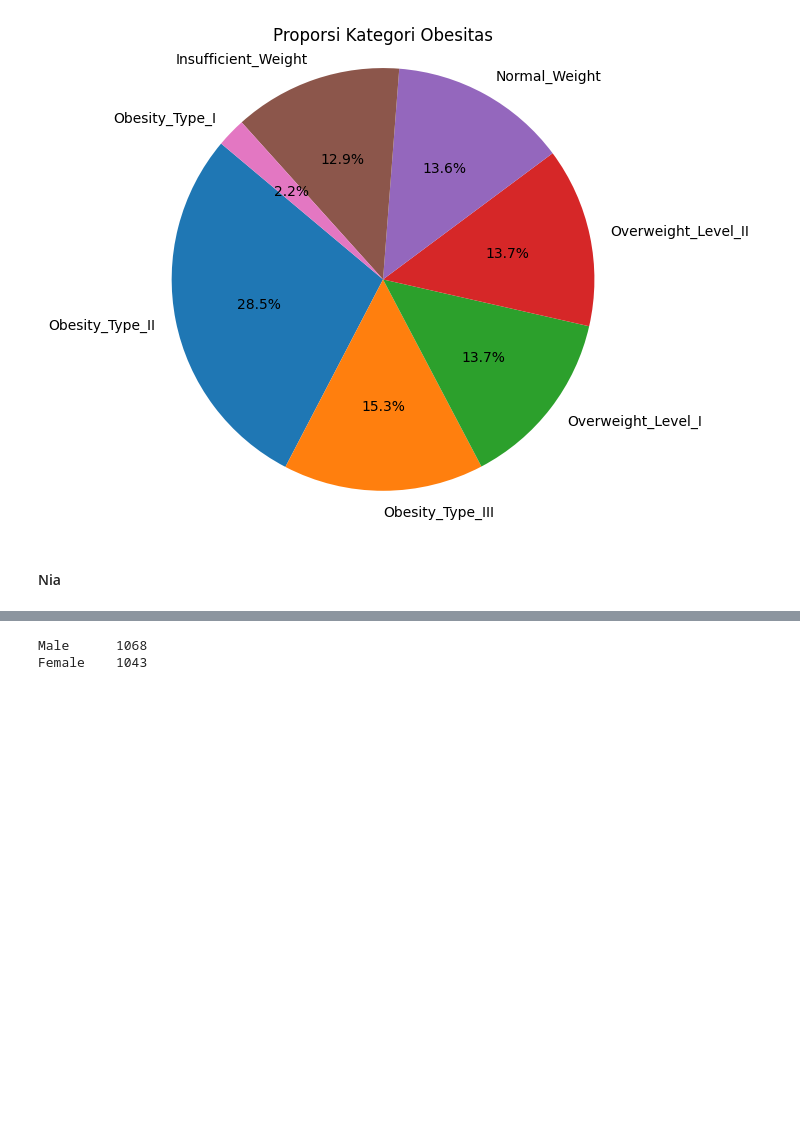
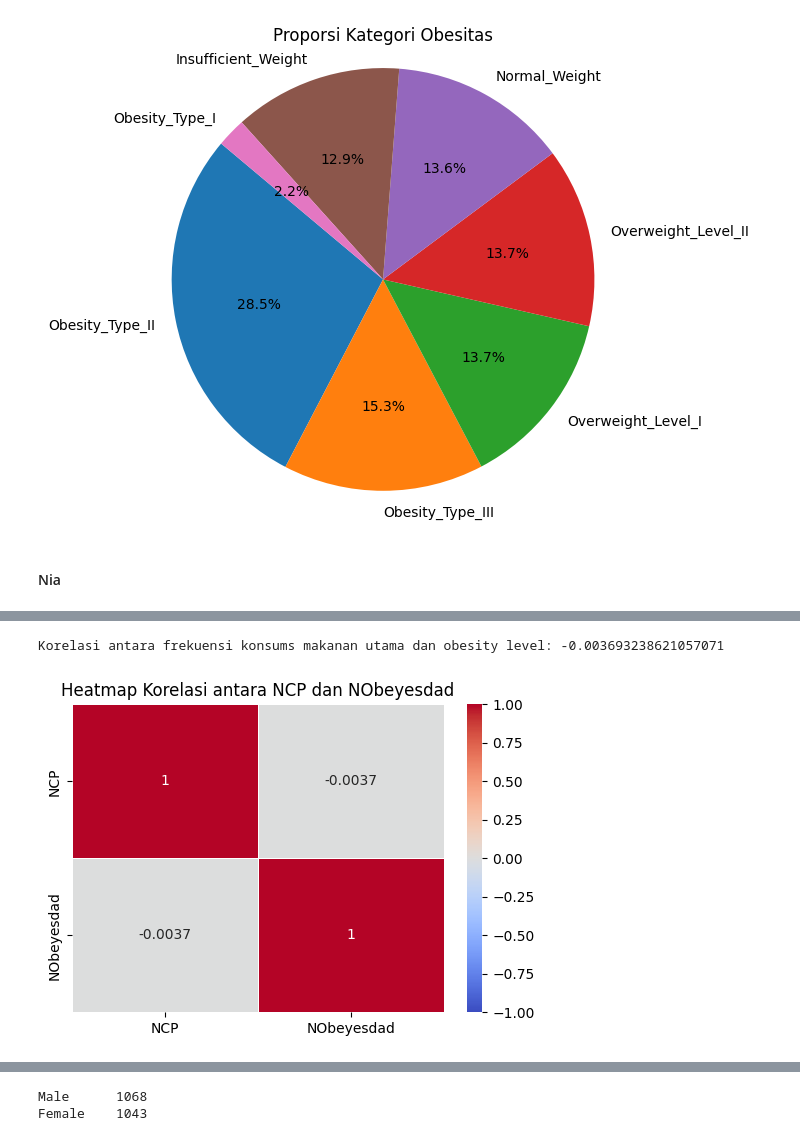
Before and after one commit to abdhaamed/abdhaamed, a Jupyter notebook: Statistika_tubes.ipynb, the cells around one changed output, grey strips where cells are left out. Drawn from its saved outputs; the diff is of its cells as text; code cells hidden in the pictures; blank space fills up the shorter version.

```diff
--- a/Statistika_tubes.ipynb
+++ b/Statistika_tubes.ipynb
@@ -240,0 +260,19 @@ plt.show()
+# %%
+# Hitung korelasi antara 'NCP' dan 'NObeyesdad'
+correlation = obesity['NCP'].corr(obesity['NObeyesdad'])
+print(f'Korelasi antara frekuensi konsums makanan utama dan obesity level: {correlation}')
+
+# Membuat DataFrame dengan hanya kolom 'NCP' dan 'NObeyesdad'
+subset = obesity[['NCP', 'NObeyesdad']]
+
+# Hitung matriks korelasi untuk subset tersebut
+correlation_matrix = subset.corr()
+
+# Plot heatmap menggunakan seaborn
+plt.figure(figsize=(6, 4))
+sns.heatmap(correlation_matrix, annot=True, cmap='coolwarm', linewidths=0.5, vmin=-1, vmax=1)
+plt.title('Heatmap Korelasi antara NCP dan NObeyesdad')
+plt.show()
+# %% [output]
+Korelasi antara frekuensi konsums makanan utama dan obesity level: -0.003693238621057071
+[figure, added]
```
Also changed, not shown: parts of 2 cells of this notebook.
